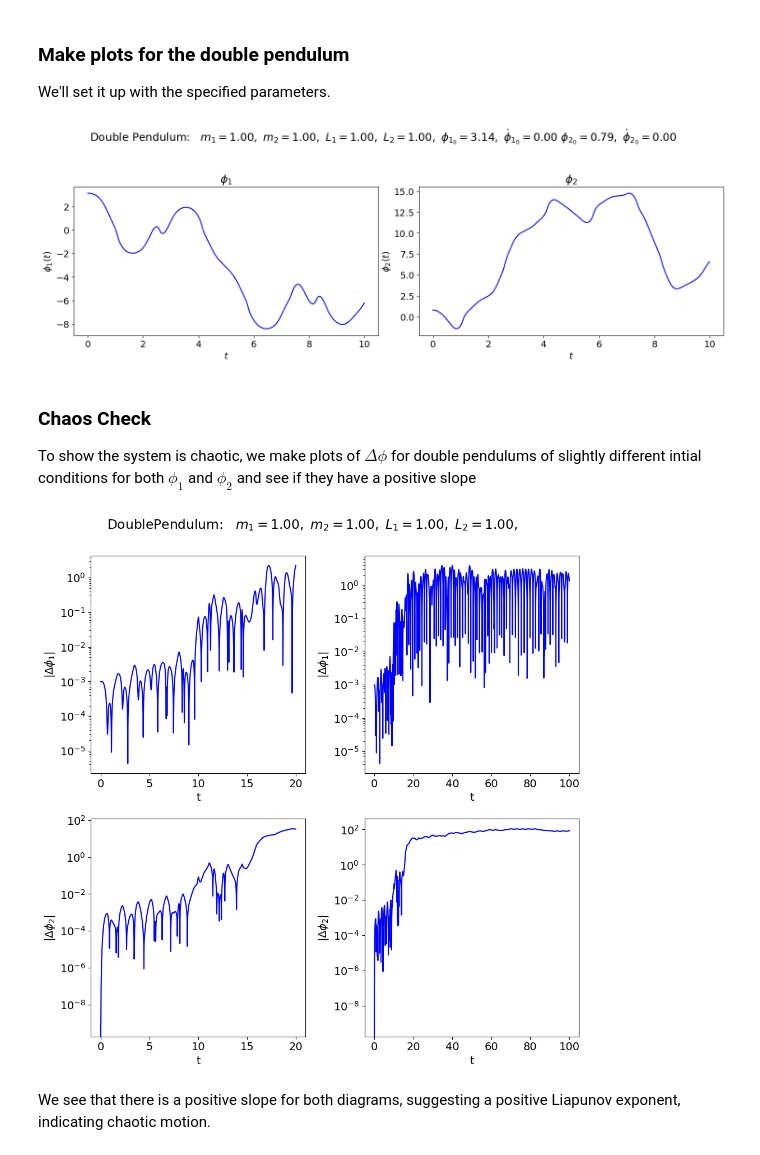
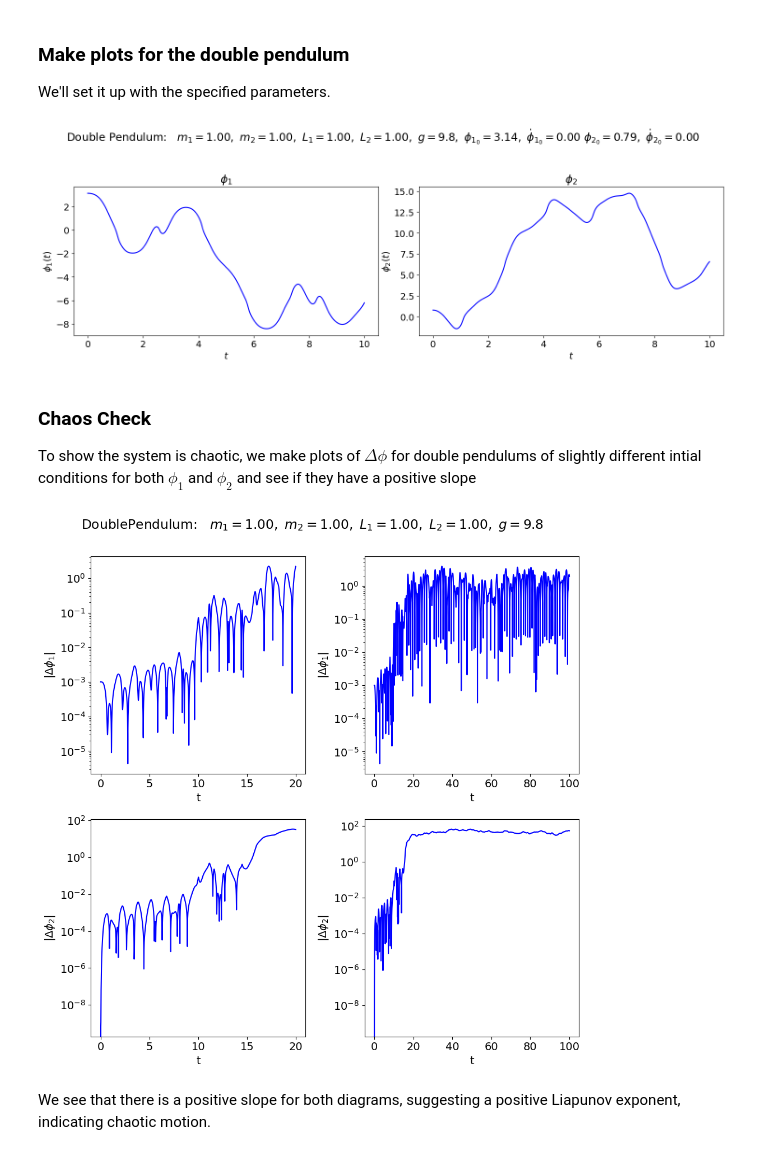
Before and after one commit to myers2004/5300_final, a Jupyter notebook: 5300_final.ipynb, the cells around one changed output. Cells and saved outputs as stored; diff of their text form; code cells hidden in the pictures.

```diff
--- a/5300_final.ipynb
+++ b/5300_final.ipynb
@@ -310,6 +312,7 @@ overall_title = 'Double Pendulum:  ' + \
                 rf' $m_2 = {m2:.2f},$' + \
                 rf' $L_1 = {L1:.2f},$' + \
                 rf' $L_2 = {L2:.2f},$' + \
+                rf' $g = {g:.1f},$' + \
                 rf' $\phi_{{1_0}} = {phi_1_0:.2f},$' + \
                 rf' $\dot\phi_{{1_0}} = {phi_dot_1_0:.2f}$' + \
                 rf' $\phi_{{2_0}} = {phi_2_0:.2f},$' + \
@@ -340,7 +343,7 @@ plot_y_vs_x(t_pts[start : stop], phi_2[start : stop],
 
 fig.tight_layout()
 # %% [output]
-[figure, old version]
+[figure, new version]
 # %% [markdown]
 ### Chaos Check
 To show the system is chaotic, we make plots of $\Delta \phi$ for double pendulums of slightly different intial conditions for both $\phi_1$ and $\phi_2$ and see if they have a positive slope
@@ -356,7 +359,7 @@ delta_t = 0.01
 
 t_pts = np.arange(t_start, t_end+delta_t, delta_t)
 
-# make a plot of Delta phi for same double pendulum but two different initial conds
+# make a plot of Delta phi for same double pendulum but two different initial conditions
 phi_1i_0 = np.pi /2.
 phi_dot_1i_0 = 0.0
 phi_2i_0 = np.pi / 2.
@@ -387,10 +390,12 @@ overall_title = 'DoublePendulum:  ' + \
                 rf' $m_1 = {m1:.2f},$' + \
                 rf' $m_2 = {m2:.2f},$' + \
                 rf' $L_1 = {L1:.2f},$' + \
-                rf' $L_2 = {L2:.2f},$'
+                rf' $L_2 = {L2:.2f},$' + \
+                rf' $g = {g:.1f}$'
 fig.suptitle(overall_title, va='baseline')
 
-# Four plots: plot from t=0 to t=50 and another from t=0 to t=100 for both phi_1 and phi_2
+# Four plots: plot from t=0 to t=20 and another from t=0 to t=100
+#  for both phi_1 and phi_2
 ax_a = fig.add_subplot(2,2,1)
 
 start, stop = start_stop_indices(t_pts, 0.,20.)
@@ -398,34 +403,34 @@ ax_a.semilogy(t_pts[start : stop], Delta_phi_1[start : stop],
             color='blue', label=None)
 ax_a.set_xlabel('t')
 ax_a.set_ylabel(r'$|\Delta\phi_1|$')
 
 ax_b = fig.add_subplot(2,2,2)
 
 start, stop = start_stop_indices(t_pts, 0., 100.)
 plot_y_vs_x(t_pts[start : stop], Delta_phi_1[start : stop],
             color='blue', label=None, semilogy=True)
 ax_b.set_xlabel('t')
 ax_b.set_ylabel(r'$|\Delta\phi_1|$')
 
 ax_c = fig.add_subplot(2,2,3)
 
 start, stop = start_stop_indices(t_pts, 0., 20.)
 plot_y_vs_x(t_pts[start : stop], Delta_phi_2[start : stop],
             color='blue', label=None, semilogy=True)
 ax_c.set_xlabel('t')
 ax_c.set_ylabel(r'$|\Delta\phi_2|$')
 
 ax_d = fig.add_subplot(2,2,4)
 
 start, stop = start_stop_indices(t_pts, 0., 100.)
 plot_y_vs_x(t_pts[start : stop], Delta_phi_2[start : stop],
             color='blue', label=None, semilogy=True)
 ax_d.set_xlabel('t')
 ax_d.set_ylabel(r'$|\Delta\phi_2|$')
 
 fig.tight_layout()
 # %% [output]
-[figure, old version]
+[figure, new version]
 # %% [markdown]
 We see that there is a positive slope for both diagrams, suggesting a positive Liapunov exponent, indicating chaotic motion.
 # %% [markdown]
```
Also changed, not shown: parts of 27 cells of this notebook.
